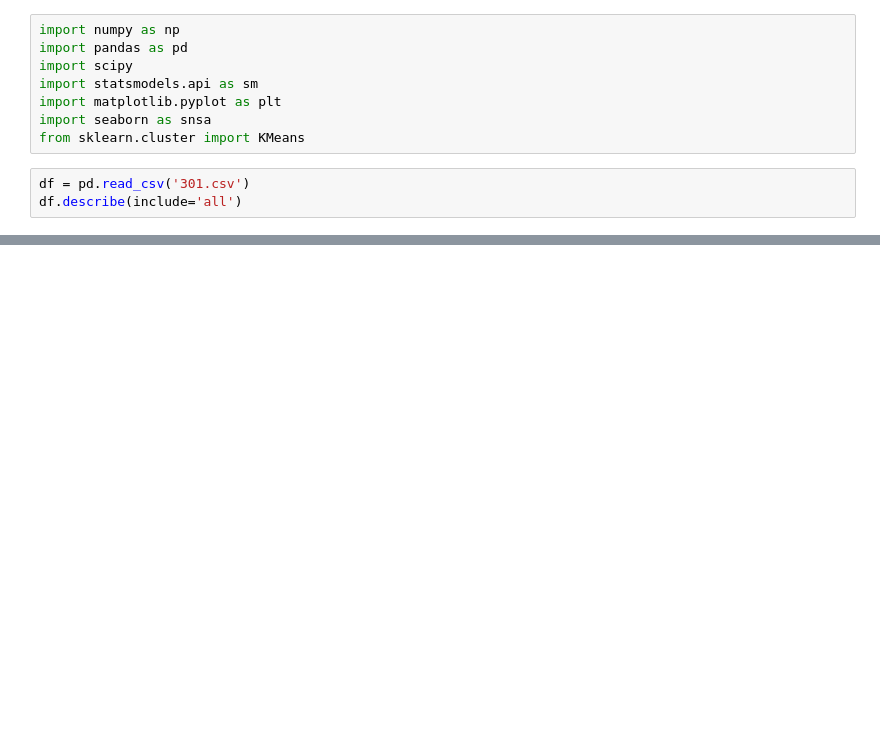
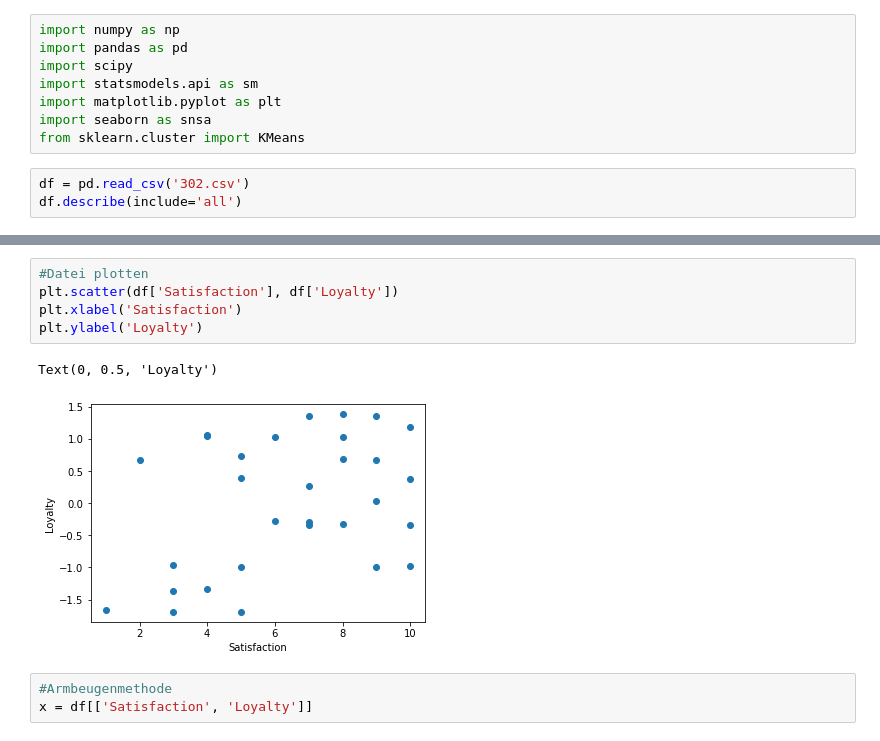
Before and after one commit to amanda8412383/data_science_bootcamp, a Jupyter notebook: cluster_analysis/marktsegmentierung_übung.ipynb, the cells around one changed output, grey strips where cells are left out. Cells and saved outputs as stored; diff of their text form; blank space fills up the shorter version.

```diff
--- a/cluster_analysis/marktsegmentierung_übung.ipynb
+++ b/cluster_analysis/marktsegmentierung_übung.ipynb
@@ -7,6 +7,6 @@ import matplotlib.pyplot as plt
 import seaborn as snsa
 from sklearn.cluster import KMeans
 # %%
-df = pd.read_csv('301.csv')
+df = pd.read_csv('302.csv')
 df.describe(include='all')
 # %% [output]
@@ -13,0 +22,11 @@ NameError: name 'pd' is not defined
+# %%
+#Datei plotten
+plt.scatter(df['Satisfaction'], df['Loyalty'])
+plt.xlabel('Satisfaction')
+plt.ylabel('Loyalty')
+# %% [output]
+Text(0, 0.5, 'Loyalty')
+[figure, added]
+# %%
+#Armbeugenmethode
+x = df[['Satisfaction', 'Loyalty']]
```
Also changed, not shown: parts of 8 cells of this notebook.
